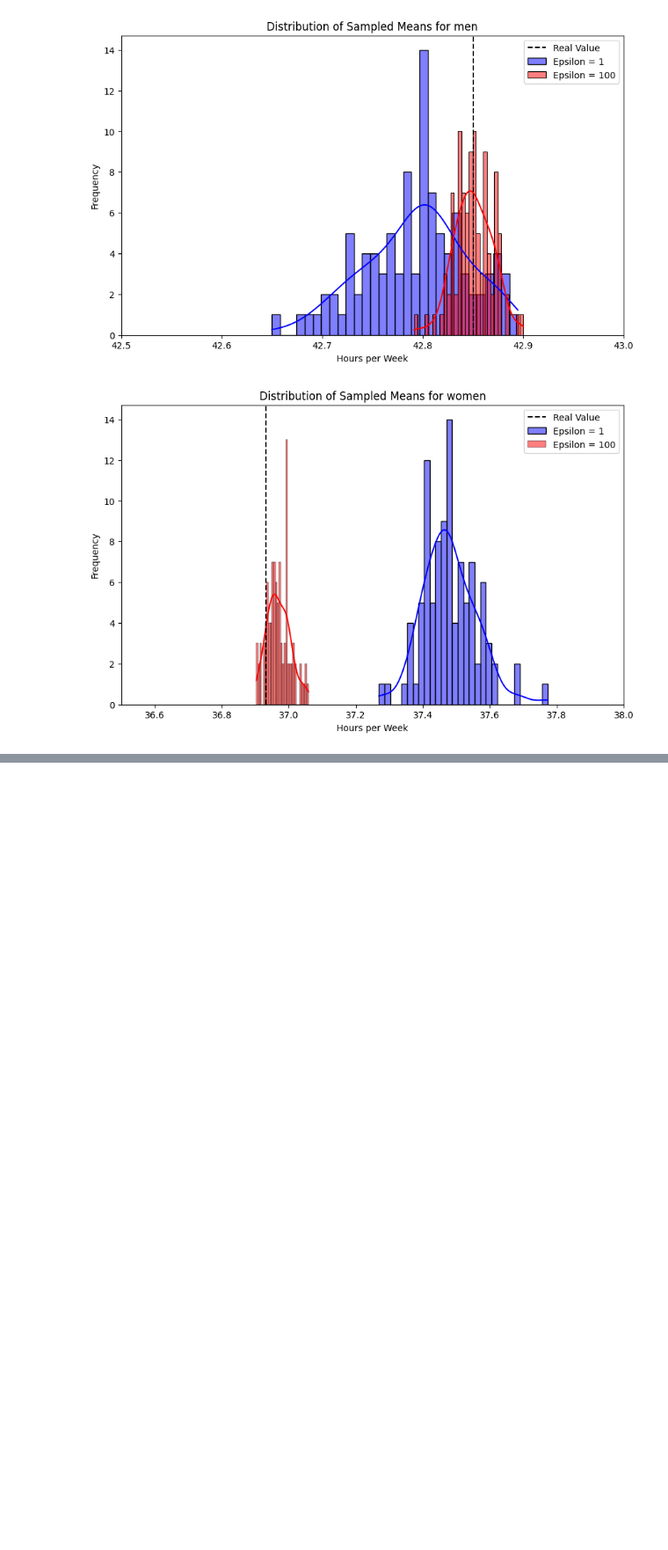
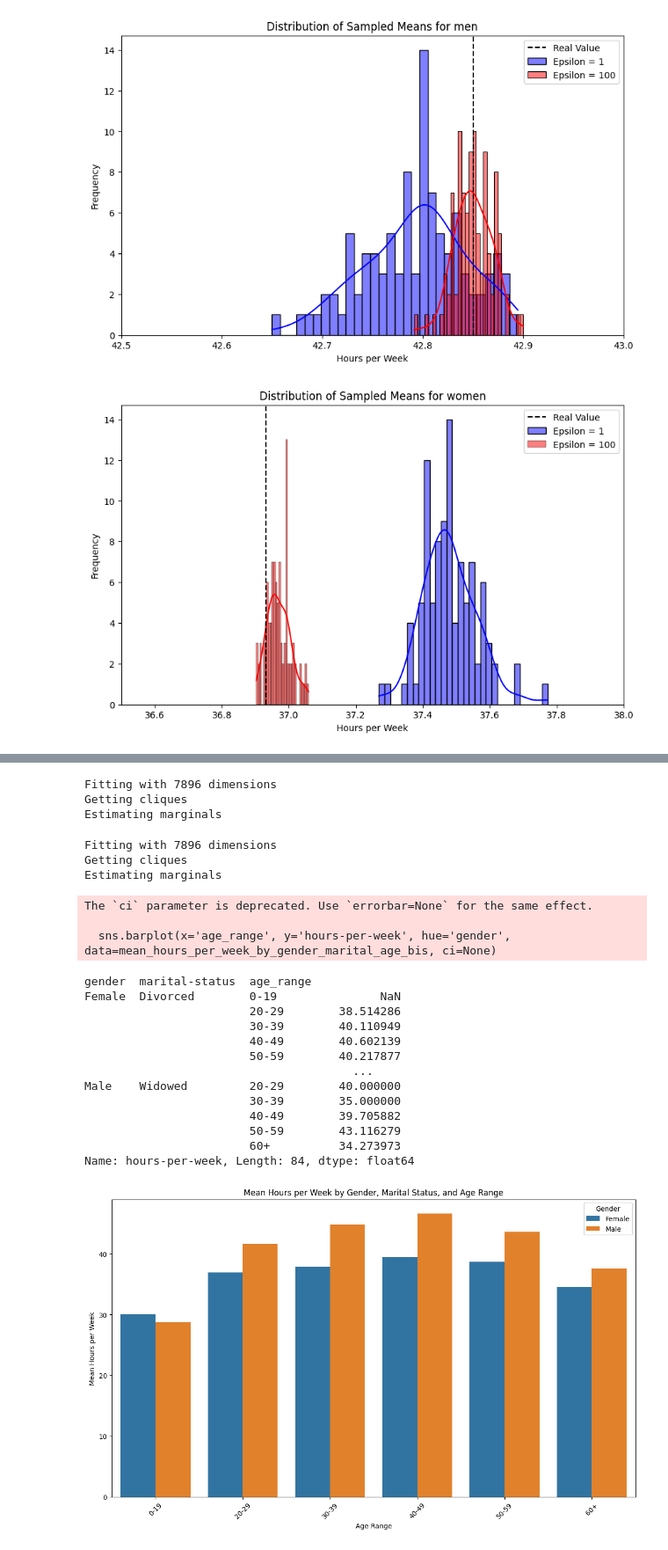
Before and after one commit to yann223/test_dp, a Jupyter notebook: mst.ipynb, the cells around one changed output, grey strips where cells are left out. Shown at 88% size. Cells and saved outputs as stored; diff of their text form; code cells hidden in the pictures; blank space fills up the shorter version.

```diff
--- a/mst.ipynb
+++ b/mst.ipynb
@@ -240,0 +237,44 @@ plt.show()
+# %%
+adult_q2 = adult.drop(columns=['fnlwgt', 'occupation', 'education-num', 'capital-gain', 'capital-loss', 'education', 'race', 'relationship', 'native-country', 'income', 'workclass'])
+
+bins = [0, 19, 29, 39, 49, 59, np.inf]
+labels = ['0-19', '20-29', '30-39', '40-49', '50-59', '60+']
+adult_q2['age_range'] = pd.cut(adult_q2['age'], bins=bins, labels=labels, right=False)
+adult_q2.drop(columns=['age'], inplace=True)
+# %%
+synth_1_q2 = sn.Synthesizer.create('mst', epsilon=1.0, verbose=True)
+synth_1_q2.fit(adult_q2)
+# %% [output]
+Fitting with 7896 dimensions
+Getting cliques
+Estimating marginals
+# %%
+synth_100_q2 = sn.Synthesizer.create('mst', epsilon=100.0, verbose=True)
+synth_100_q2.fit(adult_q2)
+# %% [output]
+Fitting with 7896 dimensions
+Getting cliques
+Estimating marginals
+# %%
+adult['age_range'] = pd.cut(adult['age'], bins=bins, labels=labels, right=False)
+# %%
+mean_hours_per_week_by_gender_marital_age = adult.groupby(['gender', 'marital-status', 'age_range'])['hours-per-week'].mean()
+print(mean_hours_per_week_by_gender_marital_age)
+# %% [output]
+The `ci` parameter is deprecated. Use `errorbar=None` for the same effect.
+
+  sns.barplot(x='age_range', y='hours-per-week', hue='gender', data=mean_hours_per_week_by_gender_marital_age_bis, ci=None)
+gender  marital-status  age_range
+Female  Divorced        0-19               NaN
+                        20-29        38.514286
+                        30-39        40.110949
+                        40-49        40.602139
+                        50-59        40.217877
+                                       ...
+Male    Widowed         20-29        40.000000
+                        30-39        35.000000
+                        40-49        39.705882
+                        50-59        43.116279
+                        60+          34.273973
+Name: hours-per-week, Length: 84, dtype: float64
+[figure, added]
```
Also changed, not shown: parts of 11 cells of this notebook.
